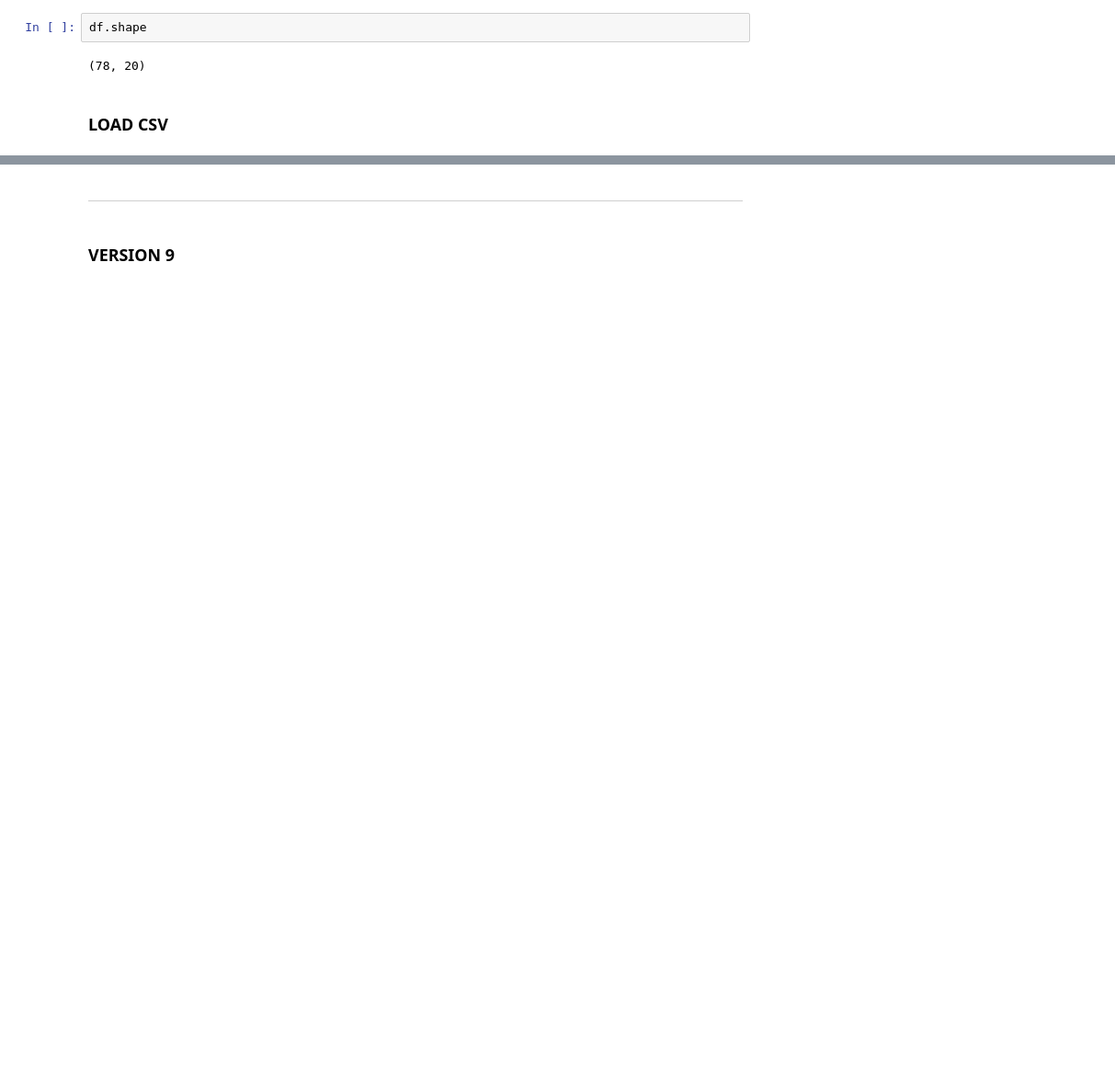
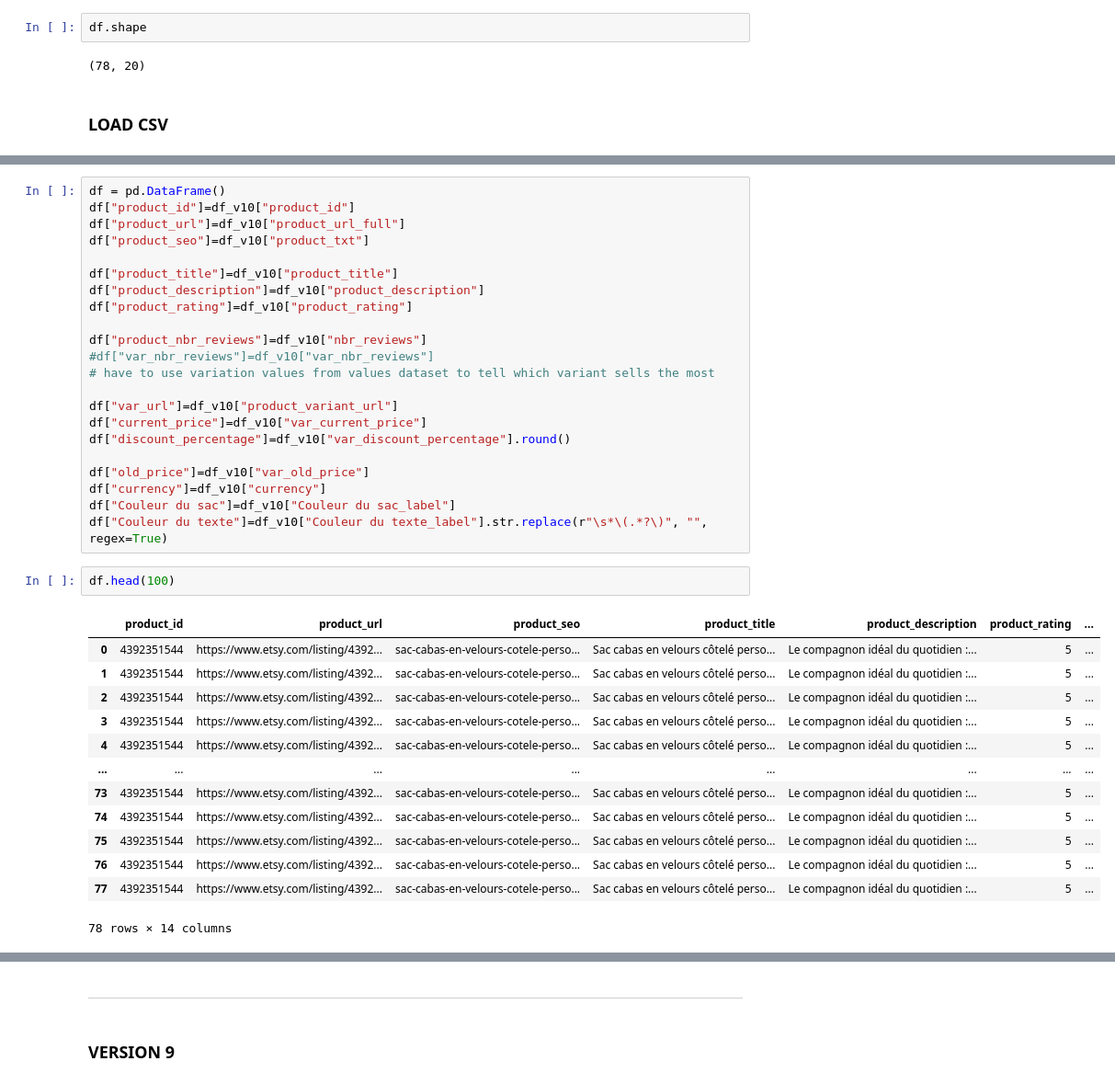
Before and after one commit to sabinagio-teaching/project_03-Etsy-POD-Trends, a Jupyter notebook: notebooks/SAMIA.ipynb, the cells around one changed output, grey strips where cells are left out. Shown: that part at 92% size. Cells and saved outputs as stored; diff of their text form; blank space fills up the shorter version.

Commit message:
some data analysis sampling

```diff
--- a/notebooks/SAMIA.ipynb
+++ b/notebooks/SAMIA.ipynb
@@ -659,0 +705,38 @@ df_v10.head()
+# %%
+df = pd.DataFrame()
+df["product_id"]=df_v10["product_id"]
+df["product_url"]=df_v10["product_url_full"]
+df["product_seo"]=df_v10["product_txt"]
+
+df["product_title"]=df_v10["product_title"]
+df["product_description"]=df_v10["product_description"]
+df["product_rating"]=df_v10["product_rating"]
+
+df["product_nbr_reviews"]=df_v10["nbr_reviews"]
+#df["var_nbr_reviews"]=df_v10["var_nbr_reviews"]
+# have to use variation values from values dataset to tell which variant sells the most
+
+df["var_url"]=df_v10["product_variant_url"]
+df["current_price"]=df_v10["var_current_price"]
+df["discount_percentage"]=df_v10["var_discount_percentage"].round()
+
+df["old_price"]=df_v10["var_old_price"]
+df["currency"]=df_v10["currency"]
+df["Couleur du sac"]=df_v10["Couleur du sac_label"]
+df["Couleur du texte"]=df_v10["Couleur du texte_label"].str.replace(r"\s*\(.*?\)", "", regex=True)
+# %%
+df.head(100)
+# %% [output]
+|  | product_id | product_url | product_seo | product_title | product_description | product_rating | ... |
+| 0 | 4392351544 | https://www.etsy.com/listing/4392... | sac-cabas-en-velours-cotele-perso... | Sac cabas en velours côtelé perso... | Le compagnon idéal du quotidien :... | 5 | ... |
+| 1 | 4392351544 | https://www.etsy.com/listing/4392... | sac-cabas-en-velours-cotele-perso... | Sac cabas en velours côtelé perso... | Le compagnon idéal du quotidien :... | 5 | ... |
+| 2 | 4392351544 | https://www.etsy.com/listing/4392... | sac-cabas-en-velours-cotele-perso... | Sac cabas en velours côtelé perso... | Le compagnon idéal du quotidien :... | 5 | ... |
+| 3 | 4392351544 | https://www.etsy.com/listing/4392... | sac-cabas-en-velours-cotele-perso... | Sac cabas en velours côtelé perso... | Le compagnon idéal du quotidien :... | 5 | ... |
+| 4 | 4392351544 | https://www.etsy.com/listing/4392... | sac-cabas-en-velours-cotele-perso... | Sac cabas en velours côtelé perso... | Le compagnon idéal du quotidien :... | 5 | ... |
+| ... | ... | ... | ... | ... | ... | ... | ... |
+| 73 | 4392351544 | https://www.etsy.com/listing/4392... | sac-cabas-en-velours-cotele-perso... | Sac cabas en velours côtelé perso... | Le compagnon idéal du quotidien :... | 5 | ... |
+| 74 | 4392351544 | https://www.etsy.com/listing/4392... | sac-cabas-en-velours-cotele-perso... | Sac cabas en velours côtelé perso... | Le compagnon idéal du quotidien :... | 5 | ... |
+| 75 | 4392351544 | https://www.etsy.com/listing/4392... | sac-cabas-en-velours-cotele-perso... | Sac cabas en velours côtelé perso... | Le compagnon idéal du quotidien :... | 5 | ... |
+| 76 | 4392351544 | https://www.etsy.com/listing/4392... | sac-cabas-en-velours-cotele-perso... | Sac cabas en velours côtelé perso... | Le compagnon idéal du quotidien :... | 5 | ... |
+| 77 | 4392351544 | https://www.etsy.com/listing/4392... | sac-cabas-en-velours-cotele-perso... | Sac cabas en velours côtelé perso... | Le compagnon idéal du quotidien :... | 5 | ... |
+78 rows × 14 columns
```
Also changed, not shown: parts of 8 cells of this notebook.
